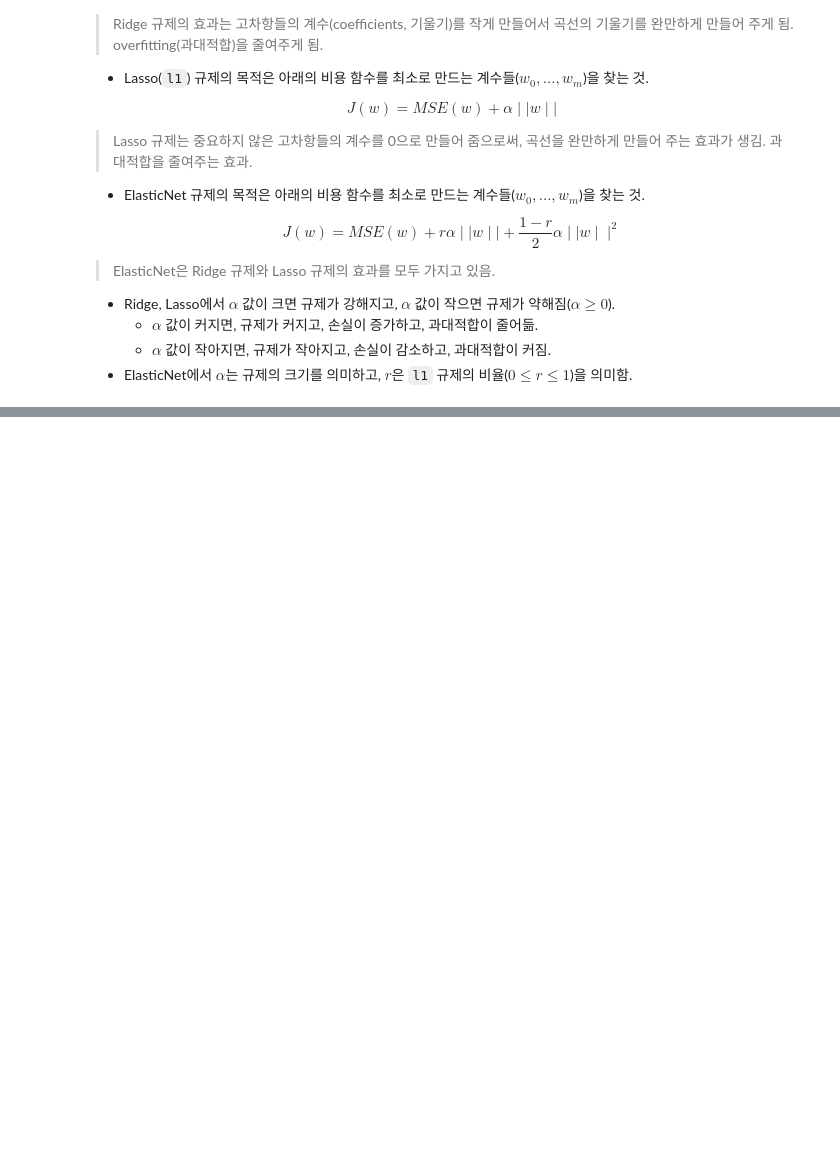
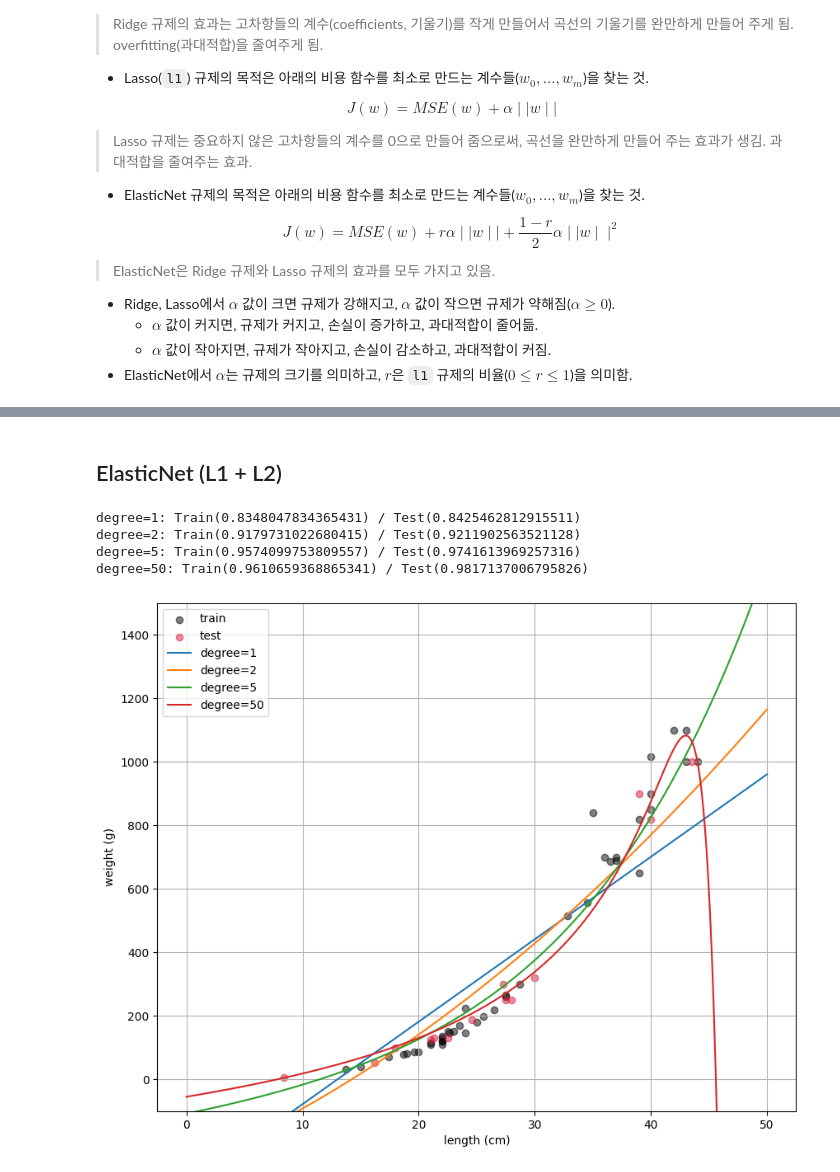
Before and after one commit to JakeOh/202605_BD57, a Jupyter notebook: lab_ml/ml06_regularization.ipynb, the cells around one changed output, grey strips where cells are left out. Saved outputs shown, nothing was run; the diff lists cells and outputs as text; code cells hidden in the pictures; blank space fills up the shorter version.

```diff
--- a/lab_ml/ml06_regularization.ipynb
+++ b/lab_ml/ml06_regularization.ipynb
@@ -468,0 +529,10 @@ $$
+# %% [markdown]
+## ElasticNet (L1 + L2)
+# %%
+visualize_regularization(x_train, x_test, y_train, y_test, degrees, ElasticNet())
+# %% [output]
+degree=1: Train(0.8348047834365431) / Test(0.8425462812915511)
+degree=2: Train(0.9179731022680415) / Test(0.9211902563521128)
+degree=5: Train(0.9574099753809557) / Test(0.9741613969257316)
+degree=50: Train(0.9610659368865341) / Test(0.9817137006795826)
+[figure, added]
```
Also changed, not shown: parts of 6 cells of this notebook.
